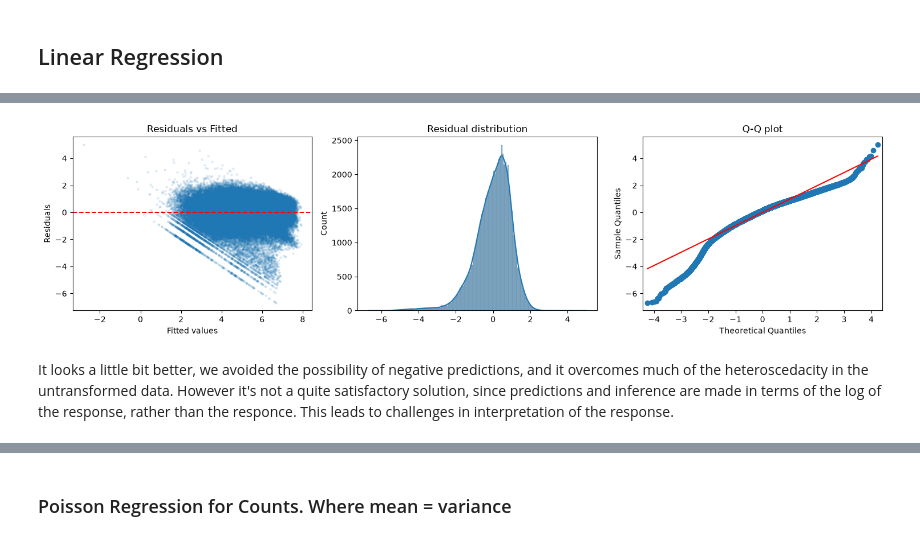
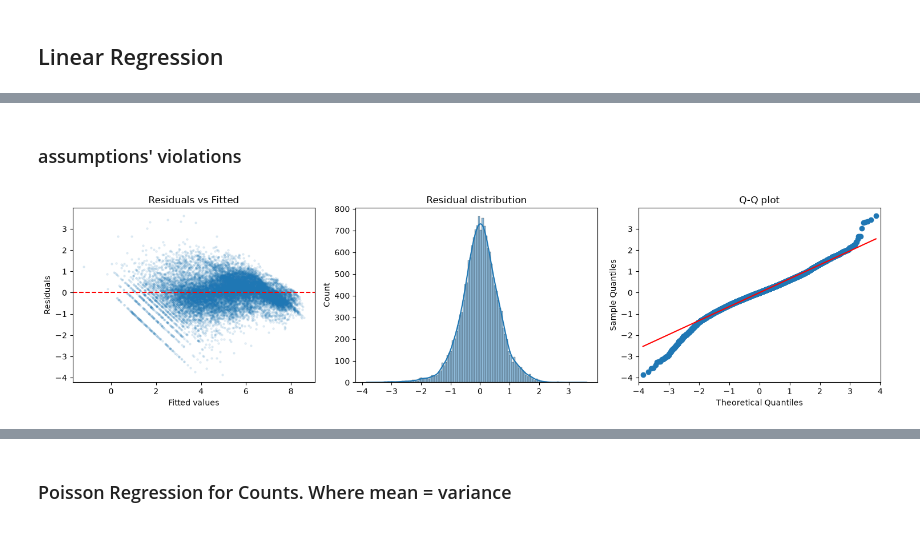
Before and after one commit to Neman-River/bikeshare_toronto, a Jupyter notebook: regression.ipynb, the cells around one changed output, grey strips where cells are left out. Saved outputs shown, nothing was run; the diff lists cells and outputs as text; code cells hidden in the pictures.

Commit message:
plot features, refit linreg, poisson on the year 2025, analize linereg output, make transformation

```diff
--- a/regression.ipynb
+++ b/regression.ipynb
@@ -308,4 +153,6 @@ hourly_trips['workday'] = ~hourly_trips['is_weekend'] & ~hourly_trips['is_holida
 # %%
-# merge weather
-panel = hourly_trips.merge(weather, on='date_hour', how='left').dropna(subset=['temp_c', 'active_stations'])
-panel.shape
+panel = (hourly_trips
+         .merge(weather, on='date_hour', how='left')
+         .dropna(subset=['temp_c', 'active_stations', 'user_type'])
+         )
+panel['trips_per_station'] = panel['trips'] / panel['active_stations']
@@ -322,0 +173,3 @@ panel.head()
+# %%
+panel25 = panel[panel["year_month"].dt.year==2025]
+panel25.head()
@@ -425,0 +623,6 @@ Notes:
+# %%
+ols_log_model = smf.ols(
+    "np.log(trips) ~ C(user_type, Treatment(reference='Member'))"
+    " + C(month) + C(dow) + C(hour) + workday + temp_c + precip_mm + snowfall_cm + wind_kph",
+    data=panel25,
+).fit()
@@ -426,30 +669,28 @@ Notes:
+# %% [markdown]
+### assumptions' violations
 # %%
-log_fitted = ols_model.fittedvalues
-log_resid = ols_model.resid
+log_fitted = ols_log_model.fittedvalues
+log_resid = ols_log_model.resid
 # %%
 fig, axes = plt.subplots(1, 3, figsize=(15, 4))
 
 # 1. Residuals vs fitted
 axes[0].scatter(log_fitted, log_resid, alpha=0.1, s=5)
 axes[0].axhline(0, color='red', linestyle='--')
 axes[0].set_xlabel('Fitted values')
 axes[0].set_ylabel('Residuals')
 axes[0].set_title('Residuals vs Fitted')
 
 # 2. Histogram
-sns.histplot(resid, kde=True, ax=axes[1])
+sns.histplot(log_resid, kde=True, ax=axes[1])
 axes[1].set_title('Residual distribution')
 
 # 3. Q-Q plot
 from statsmodels.graphics.gofplots import qqplot
-qqplot(resid, line='s', ax=axes[2])
+qqplot(log_resid, line='s', ax=axes[2])
 axes[2].set_title('Q-Q plot')
 
 plt.tight_layout()
 plt.show()
 # %% [output]
-[figure, old version]
+[figure, new version]
-# %% [markdown]
-It looks a little bit better, we avoided the possibility of negative predictions, and it overcomes much of the heteroscedacity in the
-untransformed data. However it's not a quite satisfactory solution, since predictions and inference are made in terms of the log of the response, rather than the responce.
-This leads to challenges in interpretation of the response.
```
Also changed, not shown: parts of 134 cells of this notebook.
